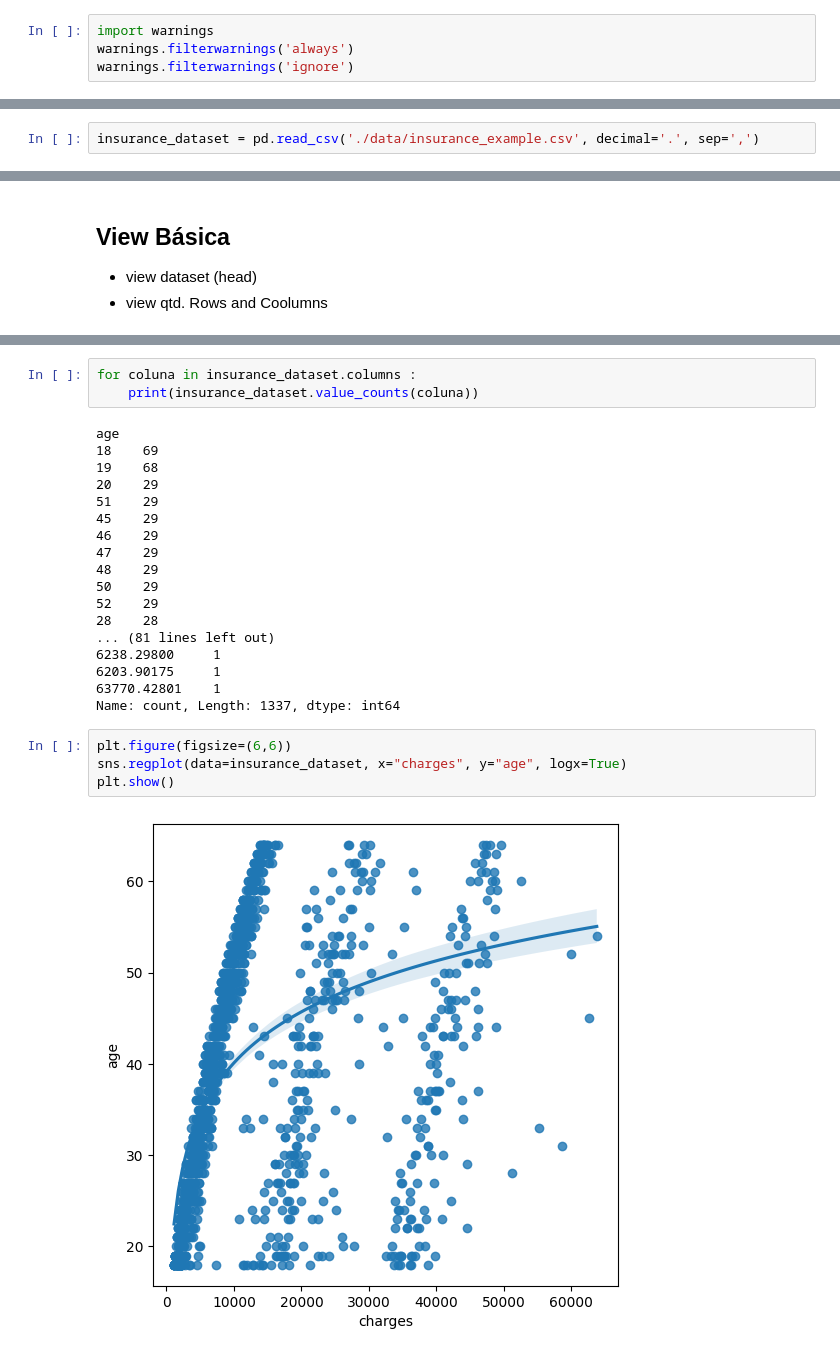
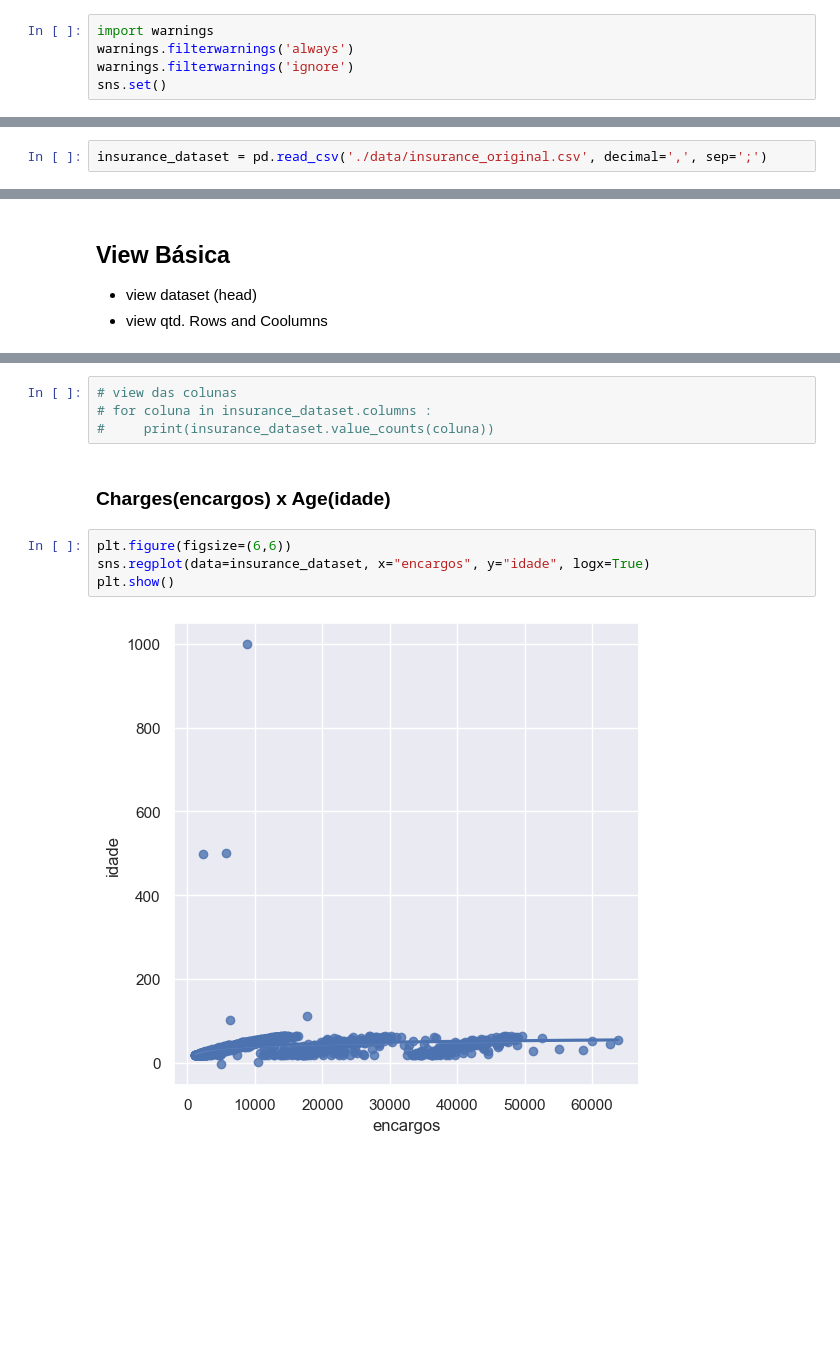
Before and after one commit to WilliamYizima/POS-4IADT, a Jupyter notebook: V1-Project-001.ipynb, the cells around one changed output, grey strips where cells are left out. Drawn from its saved outputs; the diff is of its cells as text; blank space fills up the shorter version.

Commit message:
fix dataset_original and add in notebook columns

```diff
--- a/V1-Project-001.ipynb
+++ b/V1-Project-001.ipynb
@@ -120,10 +120,11 @@ from sklearn.tree import export_graphviz
 import warnings
 warnings.filterwarnings('always')
 warnings.filterwarnings('ignore')
+sns.set()
 # %% [markdown]
 # Import Dataset
 # %%
-insurance_dataset = pd.read_csv('./data/insurance_example.csv', decimal='.', sep=',')
+insurance_dataset = pd.read_csv('./data/insurance_original.csv', decimal=',', sep=';')
 # %% [markdown]
 # Visualização de dados(inicial)
 # %% [markdown]
@@ -222,27 +243,12 @@ Index(['age', 'sex', 'bmi', 'children', 'smoker', 'region', 'charges'], dtype='o
 # %%
-for coluna in insurance_dataset.columns :
-    print(insurance_dataset.value_counts(coluna))
+# view das colunas
+# for coluna in insurance_dataset.columns :
+#     print(insurance_dataset.value_counts(coluna))
-# %% [output]
-age
-18    69
-19    68
-20    29
-51    29
-45    29
-46    29
-47    29
-48    29
-50    29
-52    29
-28    28
-... (81 lines left out)
-6238.29800     1
-6203.90175     1
-63770.42801    1
-Name: count, Length: 1337, dtype: int64
+# %% [markdown]
+### Charges(encargos) x Age(idade)
 # %%
 plt.figure(figsize=(6,6))
-sns.regplot(data=insurance_dataset, x="charges", y="age", logx=True)
+sns.regplot(data=insurance_dataset, x="encargos", y="idade", logx=True)
 plt.show()
 # %% [output]
-[figure, old version]
+[figure, new version]
```
Also changed, not shown: parts of 23 cells of this notebook, 3 other files.
